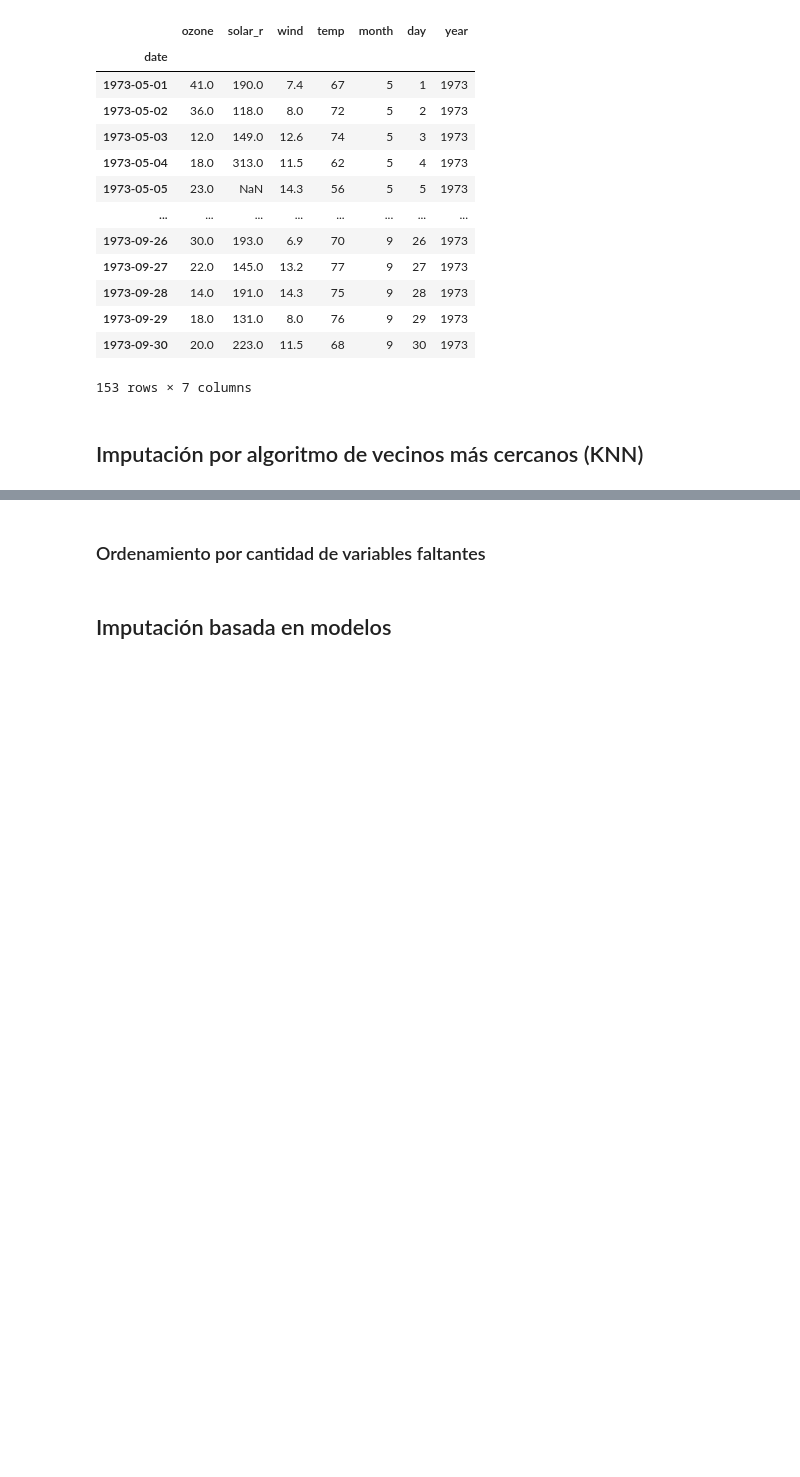
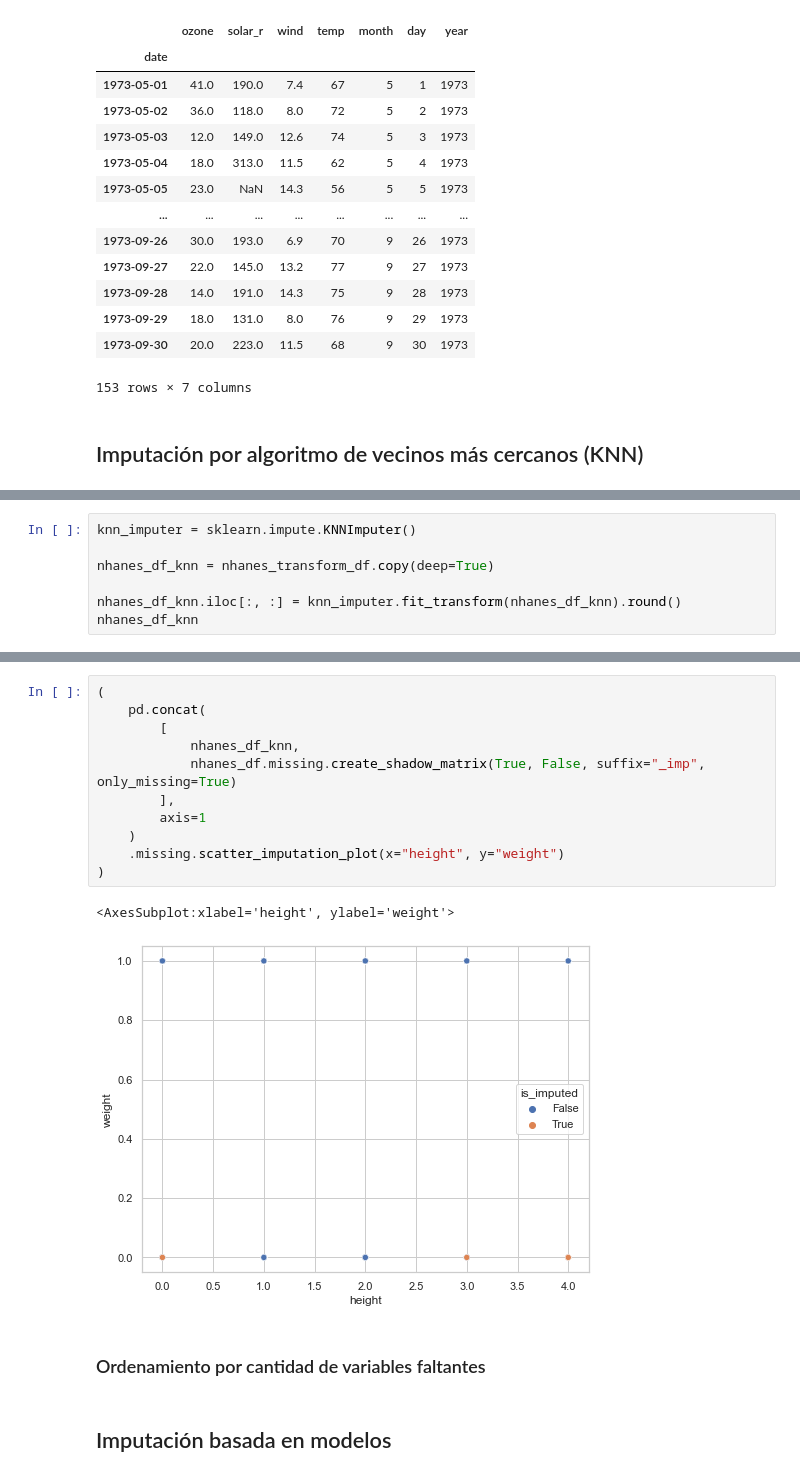
Before and after one commit to Bryan1195/Imputation-Missing-values, a Jupyter notebook: notebooks/live-imputation-missing-values.ipynb, the cells around one changed output, grey strips where cells are left out. Drawn from its saved outputs; the diff is of its cells as text; blank space fills up the shorter version.

Commit message:
Imputation based on models - Class 14

```diff
--- a/notebooks/live-imputation-missing-values.ipynb
+++ b/notebooks/live-imputation-missing-values.ipynb
@@ -757,0 +792,7 @@ airquality_df
+# %%
+knn_imputer = sklearn.impute.KNNImputer()
+
+nhanes_df_knn = nhanes_transform_df.copy(deep=True)
+
+nhanes_df_knn.iloc[:, :] = knn_imputer.fit_transform(nhanes_df_knn).round()
+nhanes_df_knn
@@ -758,3 +814,17 @@ airquality_df
+# %%
+(
+    pd.concat(
+        [
+            nhanes_df_knn,
+            nhanes_df.missing.create_shadow_matrix(True, False, suffix="_imp", only_missing=True)
+        ],
+        axis=1
+    )
+    .missing.scatter_imputation_plot(x="height", y="weight")
+)
+# %% [output]
+<AxesSubplot:xlabel='height', ylabel='weight'>
+[figure, added]
 # %% [markdown]
 ### Ordenamiento por cantidad de variables faltantes
 # %% [markdown]
```
Also changed, not shown: parts of 8 cells of this notebook, 1 other file.
